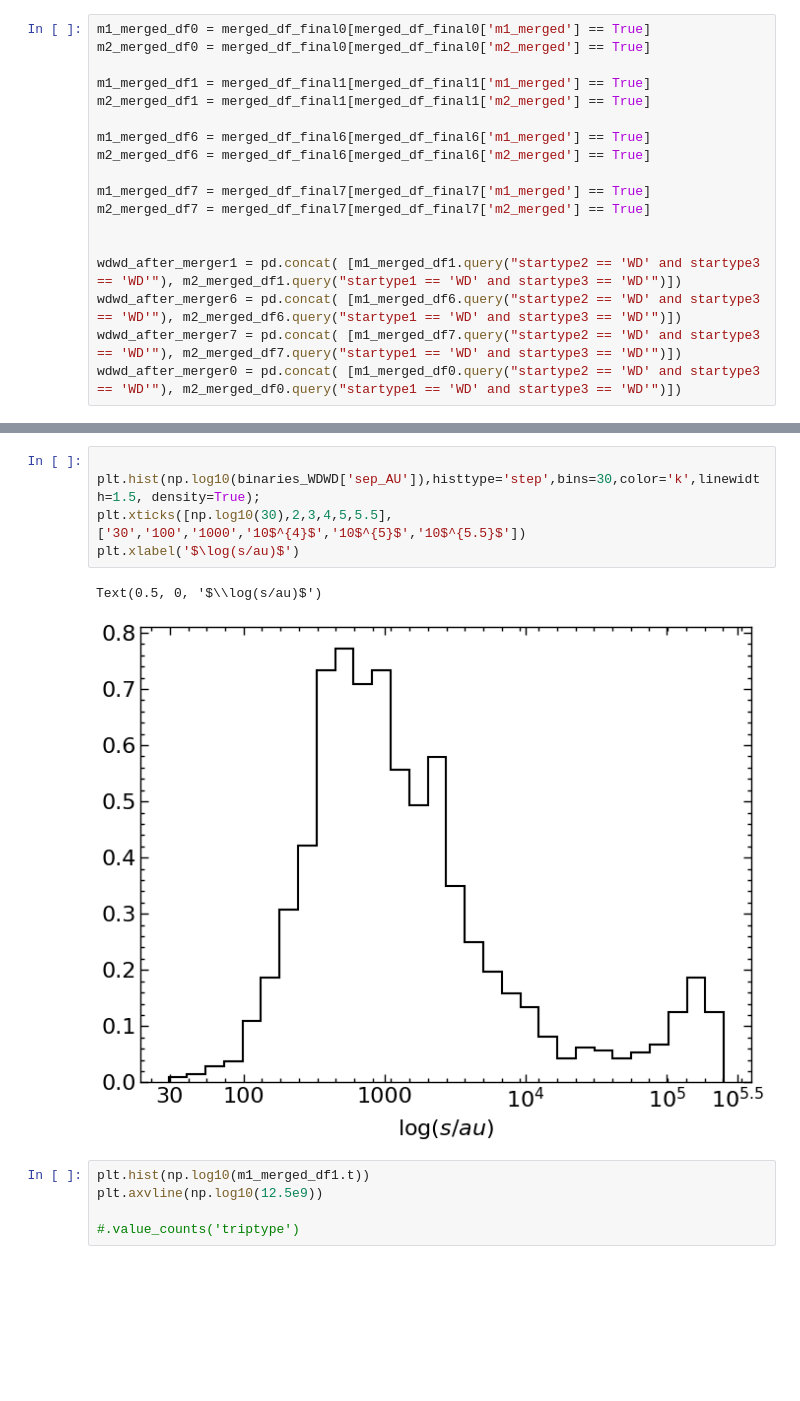
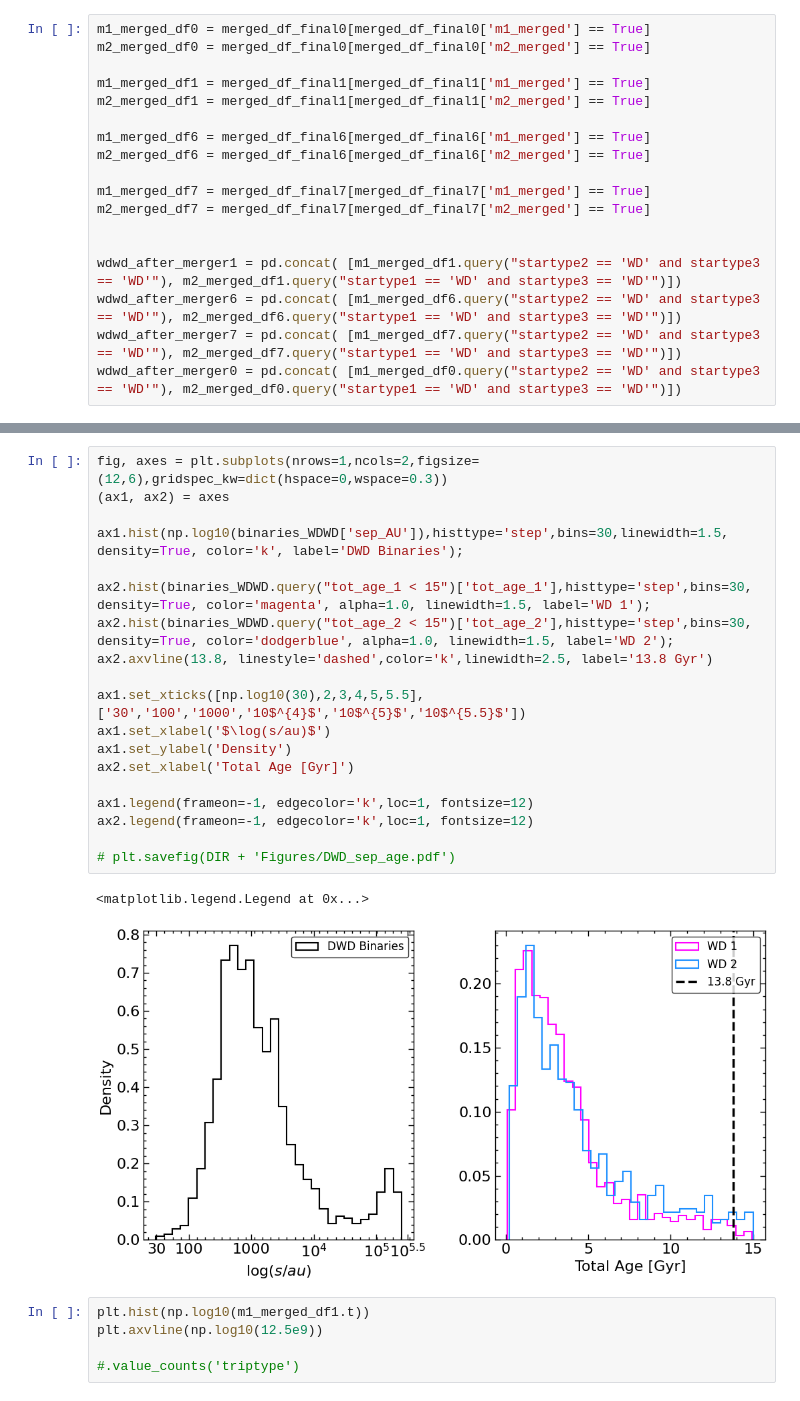
Before and after one commit to cheyanneshariat/OSPE_Scripts, a Jupyter notebook: WD_Mergers.ipynb, the cells around one changed output, grey strips where cells are left out. Cells and saved outputs as stored; diff of their text form; blank space fills up the shorter version.

```diff
--- a/WD_Mergers.ipynb
+++ b/WD_Mergers.ipynb
@@ -80,14 +80,28 @@ binaries_WDWD.head()
 | 2 | 1006533767732900736 | 1006533763440848256 | 0.719 | 0.540 | 1.9364 | 1.1852 | 3.064 | 0.622 | ... |
 | 3 | 1008929564913828224 | 1008929569208837376 | 0.683 | 0.669 | 0.8133 | 0.5288 | 2.808 | 2.659 | ... |
 | 4 | 1013776353903292928 | 1013776353903293056 | 0.664 | 0.581 | 0.0821 | 0.4362 | 2.594 | 0.986 | ... |
-# %%
-
-plt.hist(np.log10(binaries_WDWD['sep_AU']),histtype='step',bins=30,color='k',linewidth=1.5, density=True);
-plt.xticks([np.log10(30),2,3,4,5,5.5],['30','100','1000','10$^{4}$','10$^{5}$','10$^{5.5}$'])
-plt.xlabel('$\log(s/au)$')
-# %% [output]
-Text(0.5, 0, '$\\log(s/au)$')
-[figure, removed]
+# %%
+fig, axes = plt.subplots(nrows=1,ncols=2,figsize=(12,6),gridspec_kw=dict(hspace=0,wspace=0.3))
+(ax1, ax2) = axes
+
+ax1.hist(np.log10(binaries_WDWD['sep_AU']),histtype='step',bins=30,linewidth=1.5, density=True, color='k', label='DWD Binaries');
+
+ax2.hist(binaries_WDWD.query("tot_age_1 < 15")['tot_age_1'],histtype='step',bins=30, density=True, color='magenta', alpha=1.0, linewidth=1.5, label='WD 1');
+ax2.hist(binaries_WDWD.query("tot_age_2 < 15")['tot_age_2'],histtype='step',bins=30, density=True, color='dodgerblue', alpha=1.0, linewidth=1.5, label='WD 2');
+ax2.axvline(13.8, linestyle='dashed',color='k',linewidth=2.5, label='13.8 Gyr')
+
+ax1.set_xticks([np.log10(30),2,3,4,5,5.5],['30','100','1000','10$^{4}$','10$^{5}$','10$^{5.5}$'])
+ax1.set_xlabel('$\log(s/au)$')
+ax1.set_ylabel('Density')
+ax2.set_xlabel('Total Age [Gyr]')
+
+ax1.legend(frameon=-1, edgecolor='k',loc=1, fontsize=12)
+ax2.legend(frameon=-1, edgecolor='k',loc=1, fontsize=12)
+
+# plt.savefig(DIR + 'Figures/DWD_sep_age.pdf')
+# %% [output]
+<matplotlib.legend.Legend at 0x...>
+[figure, added]
 # %%
 plt.hist(np.log10(m1_merged_df1.t))
 plt.axvline(np.log10(12.5e9))
```
Also changed, not shown: 2 other files.
